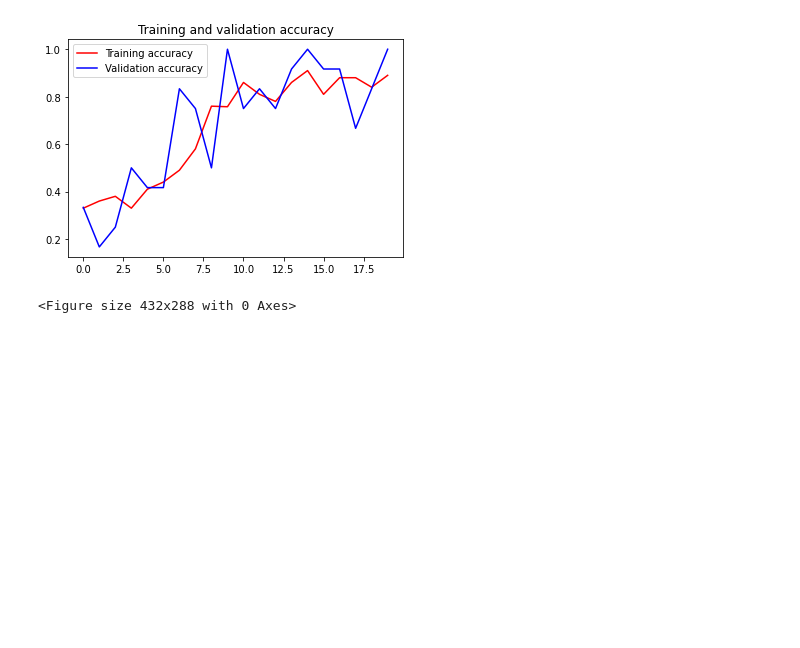
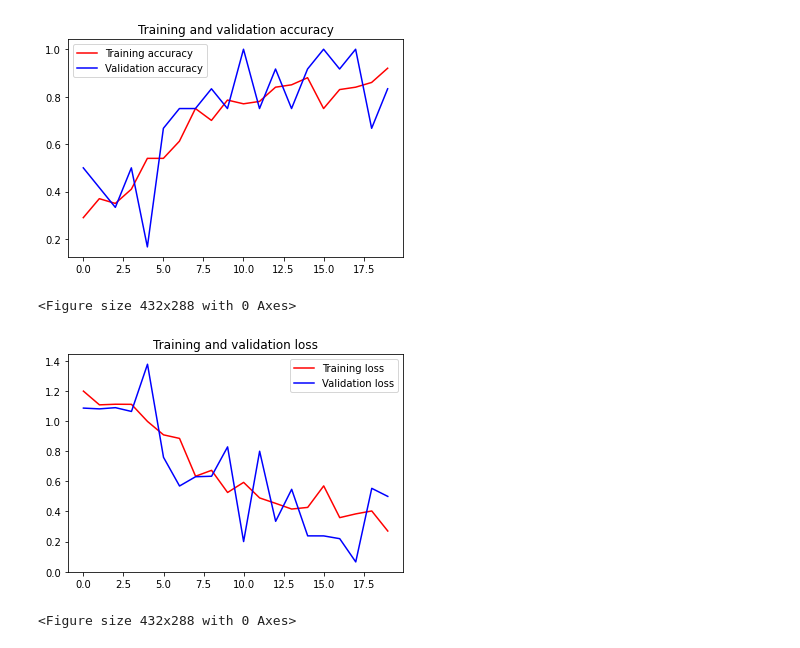
Before and after one commit to agungtriu/Belajar-Machine-Learning-untuk-Pemula, a Jupyter notebook: Submission.ipynb, the cells around one changed output. Cells and saved outputs as stored; diff of their text form; code cells hidden in the pictures; blank space fills up the shorter version.

```diff
--- a/Submission.ipynb
+++ b/Submission.ipynb
@@ -119,7 +115,6 @@ for index, row in tq(df_all.iterrows()):
     if os.path.exists(file_dest) == False:
         shutil.copy2(file_path,file_dest)
 # %%
-base_dir = '/tmp/dataset_rockpaperscissors'
-train_dir = os.path.join(base_dir, 'train')
-validation_dir = os.path.join(base_dir, 'validation')
+train_dir = os.path.join(dataset_path, 'train')
+validation_dir = os.path.join(dataset_path, 'validation')
 # %%
@@ -170,14 +165,10 @@ Found 413 images belonging to 3 classes.
 # %%
 model = tf.keras.models.Sequential([
-    tf.keras.layers.Conv2D(32, (3,3), activation='relu', input_shape=(200, 300, 3)),
+    tf.keras.layers.Conv2D(32, (3,3), strides=(2, 2), padding='same', activation='relu', input_shape=(200, 300, 3)),
     tf.keras.layers.MaxPooling2D(2, 2),
-    tf.keras.layers.Conv2D(64, (3,3), activation='relu'),
+    tf.keras.layers.Conv2D(64, (3,3), strides=(2, 2), padding='same', activation='relu'),
     tf.keras.layers.MaxPooling2D(2,2),
-    tf.keras.layers.Conv2D(128, (3,3), activation='relu'),
-    tf.keras.layers.MaxPooling2D(2,2),
-    tf.keras.layers.Conv2D(128, (3,3), activation='relu'),
-    tf.keras.layers.MaxPooling2D(2,2),
-    tf.keras.layers.Conv2D(128, (3,3), activation='relu'),
+    tf.keras.layers.Conv2D(128, (3,3), strides=(2, 2), padding='same', activation='relu'),
     tf.keras.layers.MaxPooling2D(2,2),
     tf.keras.layers.Flatten(),
     tf.keras.layers.Dropout(0.5),
@@ -208,12 +199,15 @@ model.compile(loss=tf.keras.losses.categorical_crossentropy,
               optimizer=tf.optimizers.RMSprop(),
               metrics=['accuracy'])
 # %%
+from tensorflow.keras.callbacks import ReduceLROnPlateau
+rlrop = ReduceLROnPlateau(monitor='val_loss', factor=0.1, patience=10)
 history = model.fit(
       train_generator,
       steps_per_epoch=25,
       epochs=20,
       validation_data=validation_generator,
       validation_steps=3,
-      verbose=2)
+      verbose=2,
+      callbacks=[rlrop])
 # %% [output]
 Epoch 1/20
@@ -236,22 +230,32 @@ Epoch 20/20
 # %%
 import matplotlib.pyplot as plt
 acc = history.history['accuracy']
 val_acc = history.history['val_accuracy']
 loss = history.history['loss']
 val_loss = history.history['val_loss']
 
 epochs = range(len(acc))
 
 plt.plot(epochs, acc, 'r', label='Training accuracy')
 plt.plot(epochs, val_acc, 'b', label='Validation accuracy')
 plt.title('Training and validation accuracy')
 plt.legend(loc=0)
 plt.figure()
 
 plt.show()
+
+plt.plot(epochs, loss, 'r', label='Training loss')
+plt.plot(epochs, val_loss, 'b', label='Validation loss')
+plt.title('Training and validation loss')
+plt.legend(loc=0)
+plt.figure()
+
+plt.show()
 # %% [output]
-[figure, old version]
+[figure, new version]
 <Figure size 432x288 with 0 Axes>
+[figure, added]
+<Figure size 432x288 with 0 Axes>
 # %%
 import numpy as np
 from google.colab import files
```
Also changed, not shown: parts of 12 cells of this notebook.
